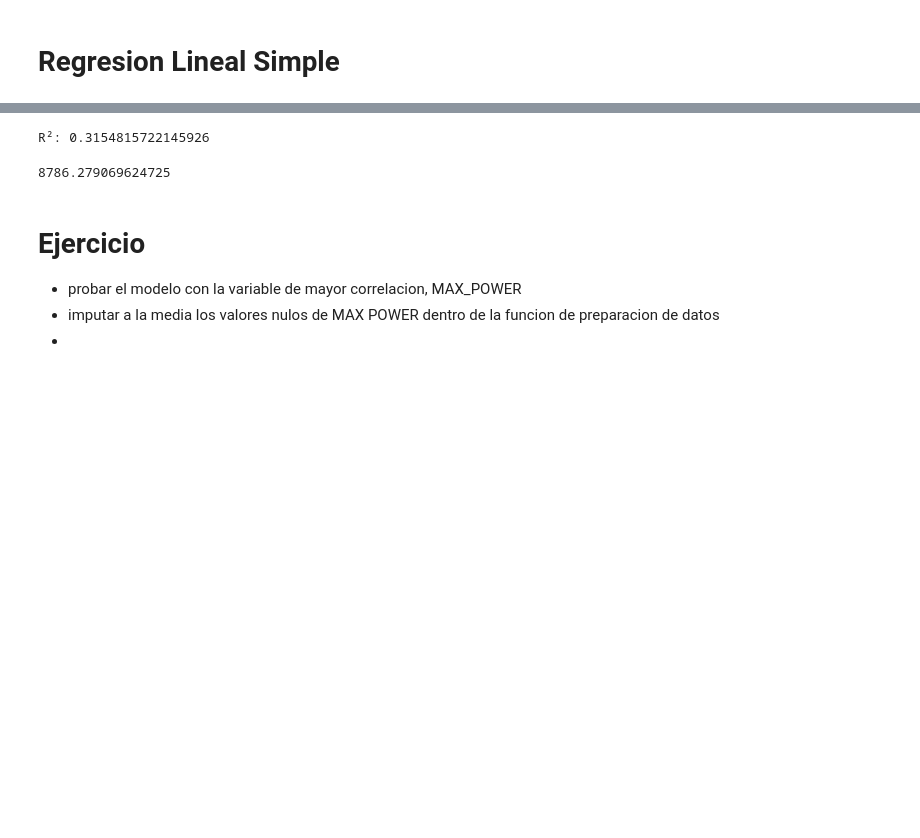
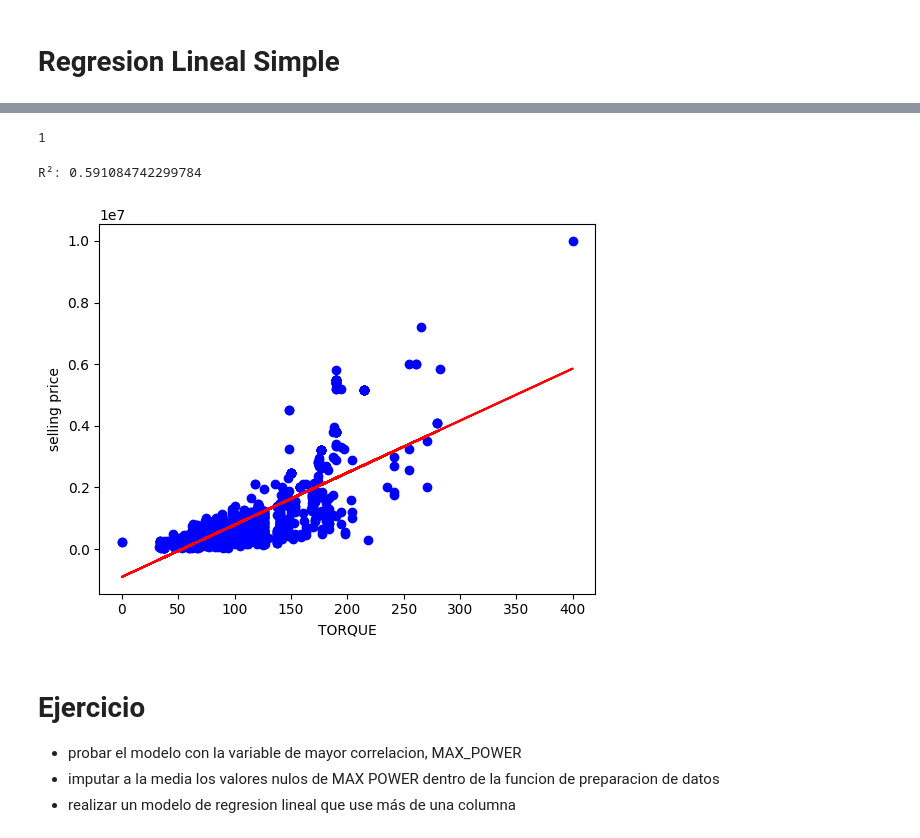
Before and after one commit to pokengineer/DataScience, a Jupyter notebook: practice/08_Ej_regression_car_price.ipynb, the cells around one changed output, grey strips where cells are left out. Cells and saved outputs as stored; diff of their text form; code cells hidden in the pictures; blank space fills up the shorter version.

Commit message:
added pipelines to practice

```diff
--- a/practice/08_Ej_regression_car_price.ipynb
+++ b/practice/08_Ej_regression_car_price.ipynb
@@ -164,0 +166,14 @@ X_train, X_test, y_train, y_test = train_test_split(X_car, y_car,
+# %%
+X_car = df_car.drop(columns="selling_price")
+y_car = df_car["selling_price"]
+X_train, X_test, y_train, y_test = train_test_split(X_car, y_car,test_size=0.3, random_state=0)
+
+X = ['TORQUE']
+pl = Pipeline([
+    ("selector", ColumnTransformer([("selector", "passthrough", X )], remainder="drop")),
+    ("imputer",SimpleImputer(strategy="most_frequent")),
+    ('scaler', StandardScaler(with_mean=True, with_std=True)),
+    ('regressor', LinearRegression())
+])
+
+pl.fit( X_train, y_train )
@@ -174,20 +189,32 @@ LinearRegression()
+# %%
+predicted = pl.predict(X_test)
+# %%
+pl['regressor'].n_features_in_
+# %% [output]
+1
 # %%
 # score devuelve coeficiente de determinación, denominado R²
-print( "R²: " + str(reglin.score(X_test,y_test)))
+print( "R²: " + str( pl.score(X_test,y_test) ))
 # %% [output]
-R²: 0.3154815722145926
+R²: 0.591084742299784
-# %%
-reglin.intercept_
-# %% [output]
-8786.279069624725
-# %%
-import plotly.express as px
-predicted = reglin.predict(X_test)
-fig = px.line(x=X_test[:,0], y=predicted )
-fig.add_scatter(x=X_test[:,0], y=y_test, mode='markers', showlegend=False)
-fig.show()
+# %%
+# Import matplotlib.pyplot
+import matplotlib.pyplot as plt
+
+# Create scatter plot
+plt.scatter( X_test['TORQUE'],y_test, color="blue")
+
+# Create line plot
+plt.plot( X_test['TORQUE'],predicted,color="red")
+plt.xlabel("TORQUE")
+plt.ylabel("selling price")
+
+# Display the plot
+plt.show()
+# %% [output]
+[figure, added]
 # %% [markdown]
 # Ejercicio
 - probar el modelo con la variable de mayor correlacion, MAX_POWER
 - imputar a la media los valores nulos de MAX POWER dentro de la funcion de preparacion de datos
--
+- realizar un modelo de regresion lineal que use más de una columna
```
Also changed, not shown: parts of 12 cells of this notebook, 2 other files.
